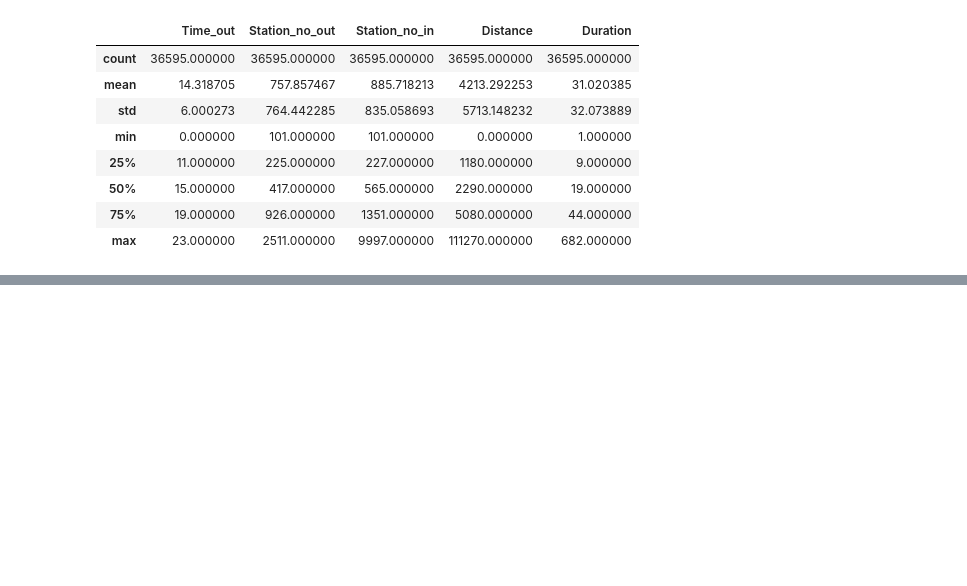
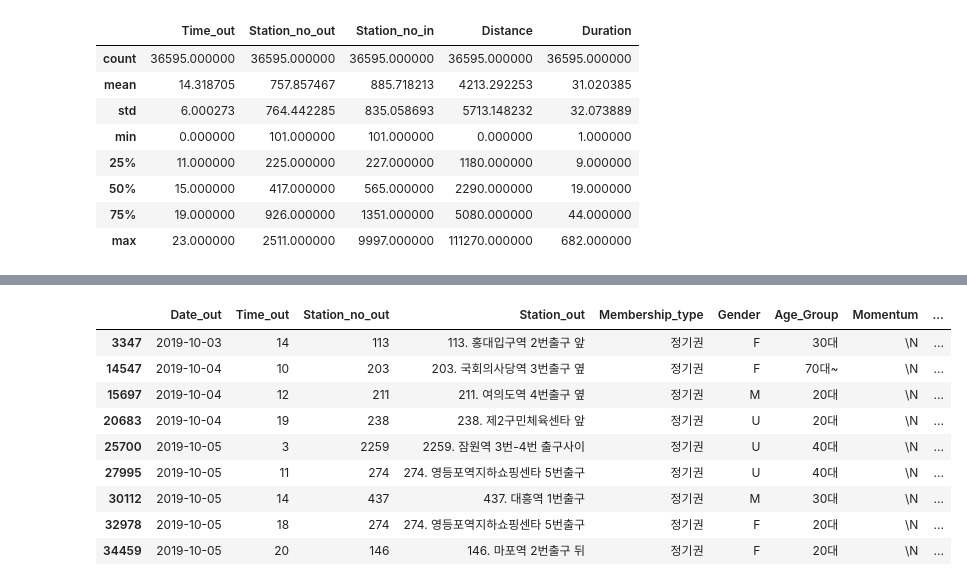
Before and after one commit to Yerial1125/e_learning1, a Jupyter notebook: Untitled.ipynb, the cells around one changed output, grey strips where cells are left out. Drawn from its saved outputs; the diff is of its cells as text; code cells hidden in the pictures; blank space fills up the shorter version.

```diff
--- a/Untitled.ipynb
+++ b/Untitled.ipynb
@@ -146,0 +206,13 @@ bike_data.describe()
+# %%
+bike_data[bike_data.Momentum == '\\N']
+# %% [output]
+|  | Date_out | Time_out | Station_no_out | Station_out | Membership_type | Gender | Age_Group | Momentum | ... |
+| 3347 | 2019-10-03 | 14 | 113 | 113. 홍대입구역 2번출구 앞 | 정기권 | F | 30대 | \N | ... |
+| 14547 | 2019-10-04 | 10 | 203 | 203. 국회의사당역 3번출구 옆 | 정기권 | F | 70대~ | \N | ... |
+| 15697 | 2019-10-04 | 12 | 211 | 211. 여의도역 4번출구 옆 | 정기권 | M | 20대 | \N | ... |
+| 20683 | 2019-10-04 | 19 | 238 | 238. 제2구민체육센타 앞 | 정기권 | U | 20대 | \N | ... |
+| 25700 | 2019-10-05 | 3 | 2259 | 2259. 잠원역 3번-4번 출구사이 | 정기권 | U | 40대 | \N | ... |
+| 27995 | 2019-10-05 | 11 | 274 | 274. 영등포역지하쇼핑센타 5번출구 | 정기권 | U | 40대 | \N | ... |
+| 30112 | 2019-10-05 | 14 | 437 | 437. 대흥역 1번출구 | 정기권 | M | 30대 | \N | ... |
+| 32978 | 2019-10-05 | 18 | 274 | 274. 영등포역지하쇼핑센타 5번출구 | 정기권 | F | 20대 | \N | ... |
+| 34459 | 2019-10-05 | 20 | 146 | 146. 마포역 2번출구 뒤 | 정기권 | F | 20대 | \N | ... |
```
Also changed, not shown: parts of 25 cells of this notebook, 1 other file.
